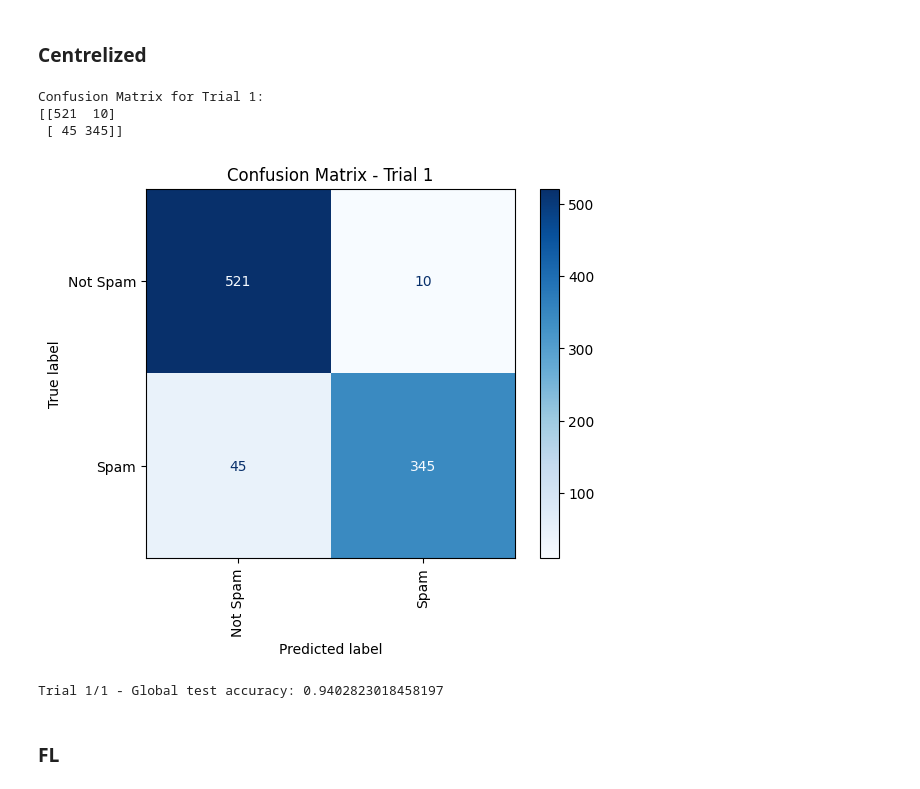
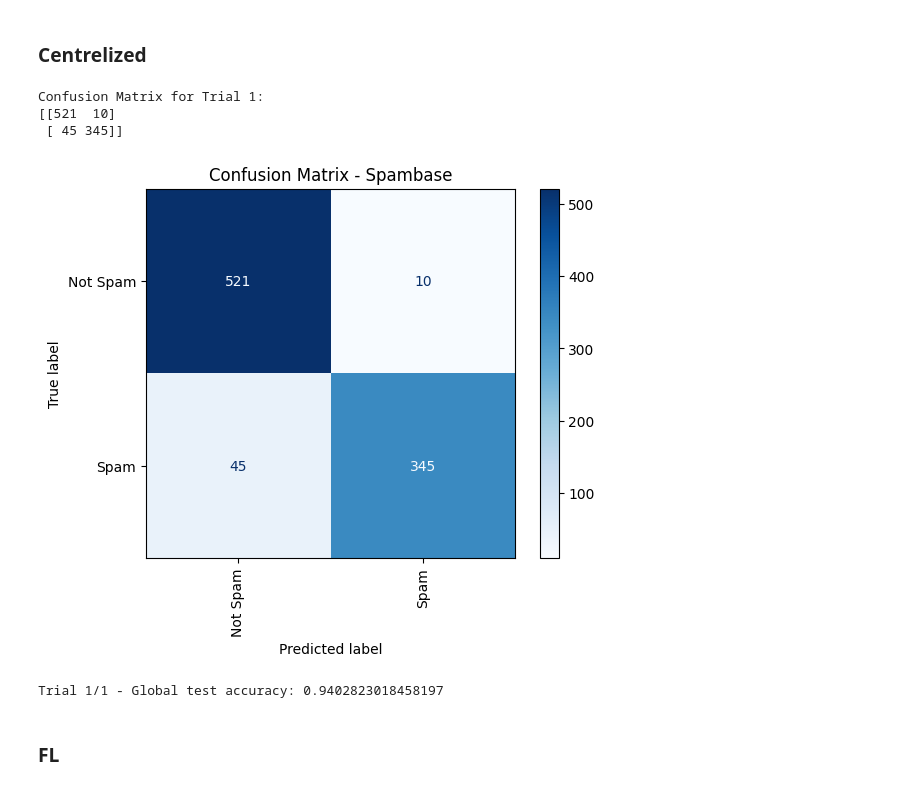
Before and after one commit to abbaszal/Thesis_Projects, a Jupyter notebook: src/fedFor_HuG&spambase.ipynb, the cells around one changed output. Cells and saved outputs as stored; diff of their text form; code cells hidden in the pictures.

```diff
--- a/src/fedFor_HuG&spambase.ipynb
+++ b/src/fedFor_HuG&spambase.ipynb
@@ -29,6 +30,6 @@ from Nash import find_nash_equilibria_v2
 # %%
-train_files_pattern = "metadata/train_{i:02d}.csv" # Adjust the path as needed
-test_files_pattern = "metadata/test_{i:02d}.csv" # Adjust the path as needed
+train_files_pattern = ".../data/metadata/train_{i:02d}.csv" # Adjust the path as needed
+test_files_pattern = ".../data/metadata/test_{i:02d}.csv" # Adjust the path as needed
 # %% [markdown]
 ### Creating Global Train set and Test set
 # %%
@@ -81,7 +82,7 @@ for trial in tqdm(range(n_trials)):
 
     disp = ConfusionMatrixDisplay(confusion_matrix=cm, display_labels=label_encoder.classes_)
     disp.plot(cmap=plt.cm.Blues, xticks_rotation='vertical')
-    plt.title(f"Confusion Matrix - Trial {trial + 1}")
+    plt.title(f"Confusion Matrix - HuGa")
     plt.show()
 
 
@@ -233,5 +544,5 @@ nash_df
 # %%
-file_path = '.../spambase/spambase.data'  # Adjust the path as needed
+file_path = '.../data/spambase.data'  # Adjust the path as needed
 df = pd.read_csv(file_path, header=None)
 # %% [markdown]
 ### Preprocessing
@@ -257,35 +568,35 @@ np.random.seed(random_seed)
 results_global = []
 
 # Training and evaluation loop
 for trial in tqdm(range(n_trials)):
 
     # Initialize and train Random Forest
     model = RandomForestClassifier(n_estimators=n_trees, random_state=42 + trial)
     model.fit(X_train, y_train)
 
     # Predict on the test set
     y_pred = model.predict(X_test)
     acc_test = accuracy_score(y_test, y_pred)
 
     # Confusion matrix
     cm = confusion_matrix(y_test, y_pred)
     print(f"\nConfusion Matrix for Trial {trial + 1}:")
     print(cm)
 
     # Display the confusion matrix
     disp = ConfusionMatrixDisplay(confusion_matrix=cm, display_labels=["Not Spam", "Spam"])
     disp.plot(cmap=plt.cm.Blues, xticks_rotation='vertical')
-    plt.title(f"Confusion Matrix - Trial {trial + 1}")
+    plt.title(f"Confusion Matrix - Spambase")
     plt.show()
 
     # Append the accuracy to results
     results_global.append(acc_test)
     print(f"Trial {trial + 1}/{n_trials} - Global test accuracy: {acc_test}")
 # %% [output]
 Confusion Matrix for Trial 1:
 [[521  10]
  [ 45 345]]
-[figure, old version]
+[figure, new version]
 Trial 1/1 - Global test accuracy: 0.9402823018458197
 # %% [markdown]
 ### FL
```
Also changed, not shown: parts of 13 cells of this notebook.
